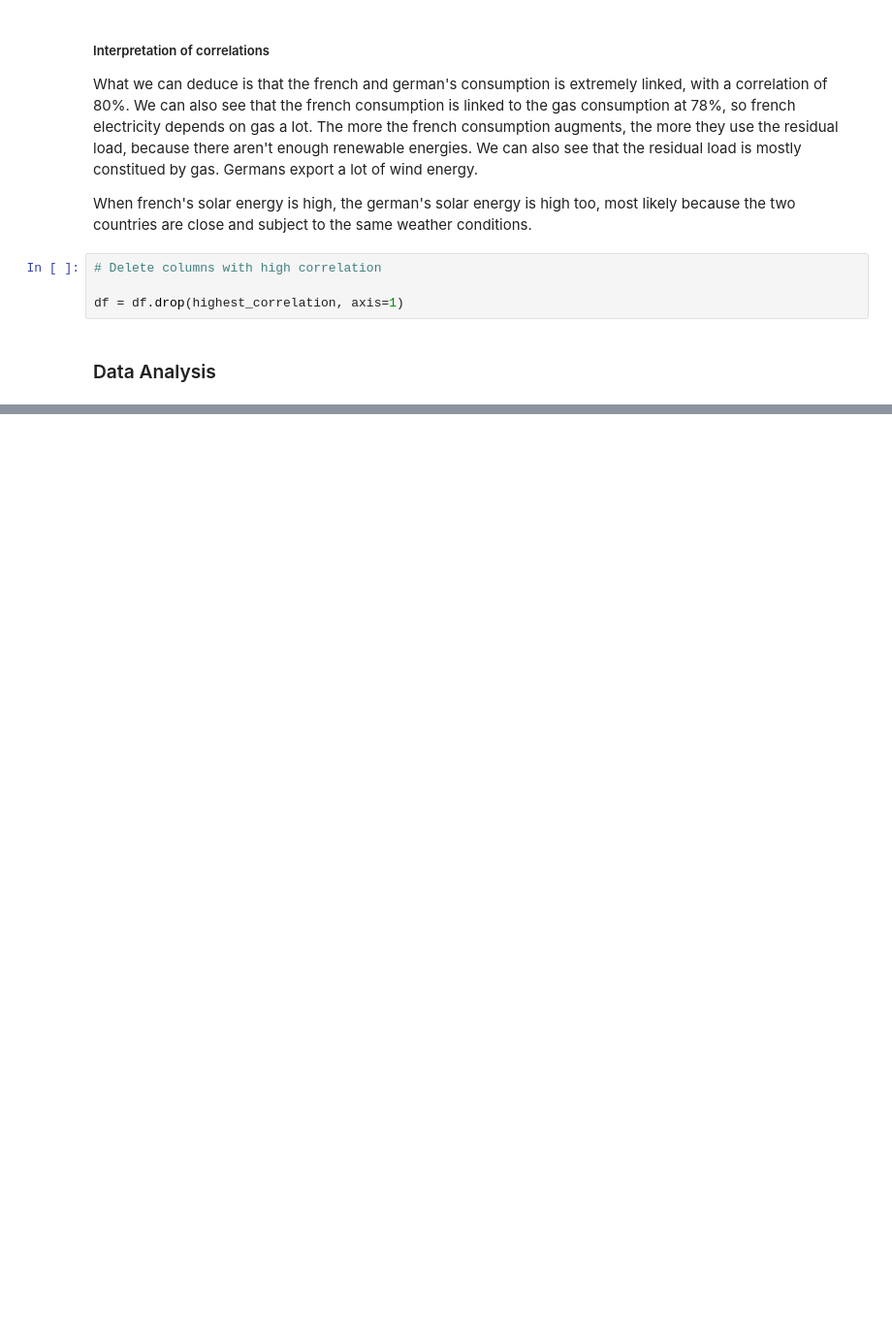
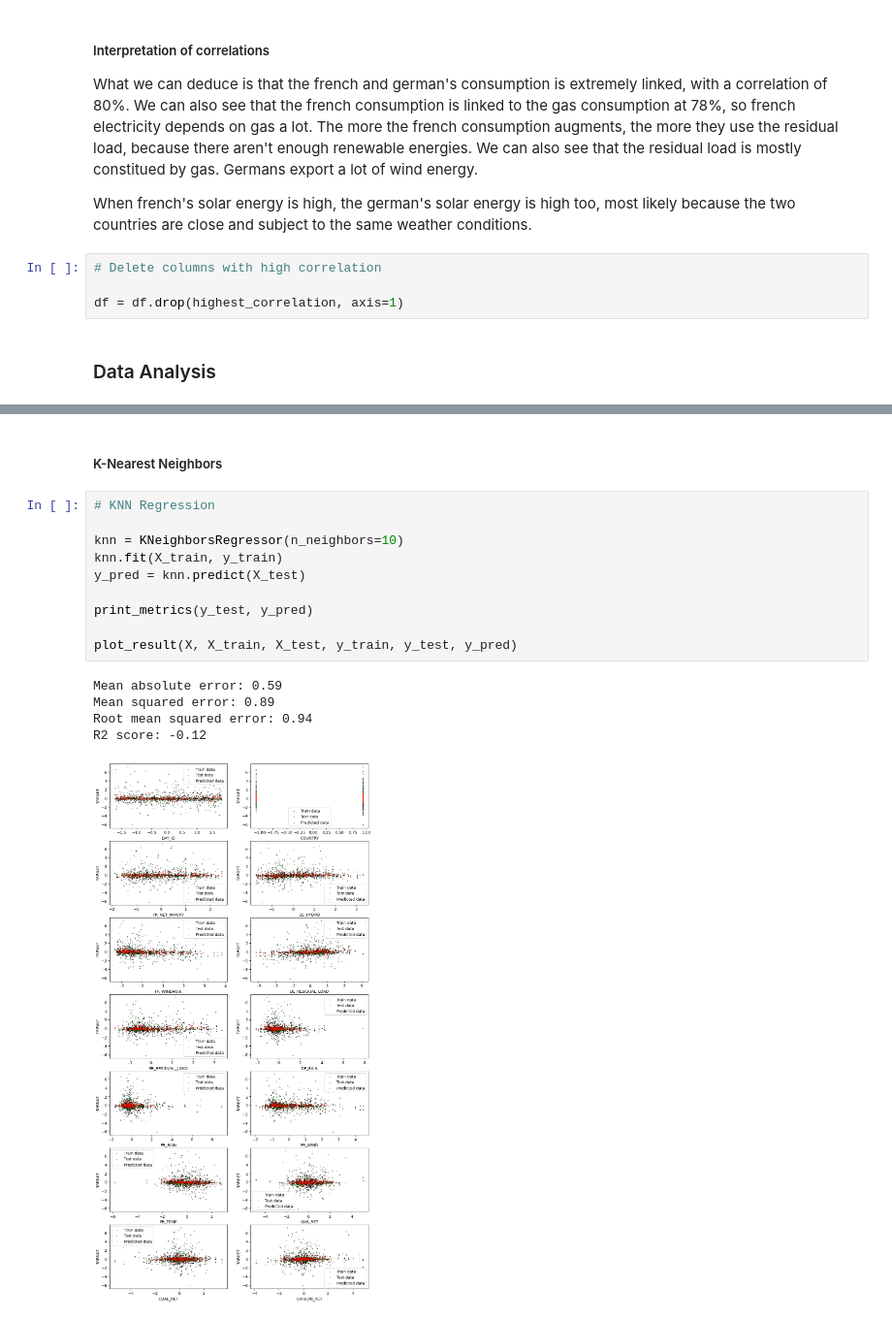
Before and after one commit to Blyzi/electricity-price-machine-learning, a Jupyter notebook: main.ipynb, the cells around one changed output, grey strips where cells are left out. Shown at 97% size. Cells and saved outputs as stored; diff of their text form; blank space fills up the shorter version.

```diff
--- a/main.ipynb
+++ b/main.ipynb
@@ -264,0 +291,18 @@ for i, j in enumerate(X.columns):
+# %% [markdown]
+##### K-Nearest Neighbors
+# %%
+# KNN Regression
+
+knn = KNeighborsRegressor(n_neighbors=10)
+knn.fit(X_train, y_train)
+y_pred = knn.predict(X_test)
+
+print_metrics(y_test, y_pred)
+
+plot_result(X, X_train, X_test, y_train, y_test, y_pred)
+# %% [output]
+Mean absolute error: 0.59
+Mean squared error: 0.89
+Root mean squared error: 0.94
+R2 score: -0.12
+[figure, added]
```
Also changed, not shown: parts of 18 cells of this notebook.
